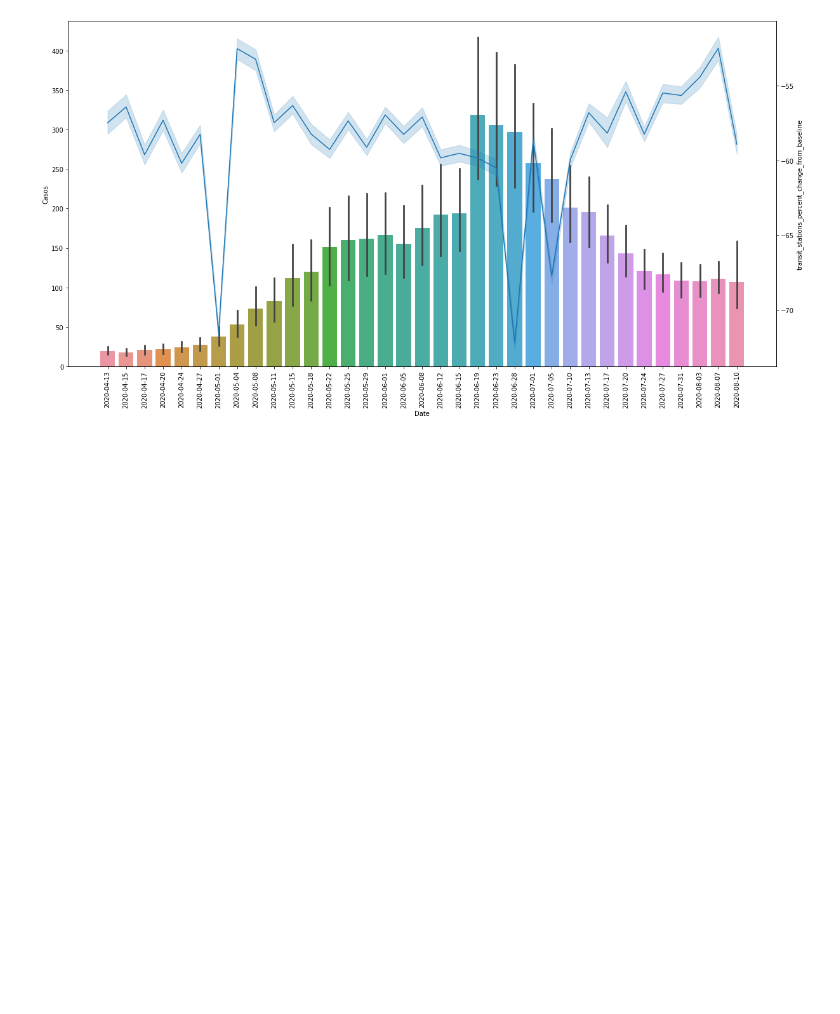
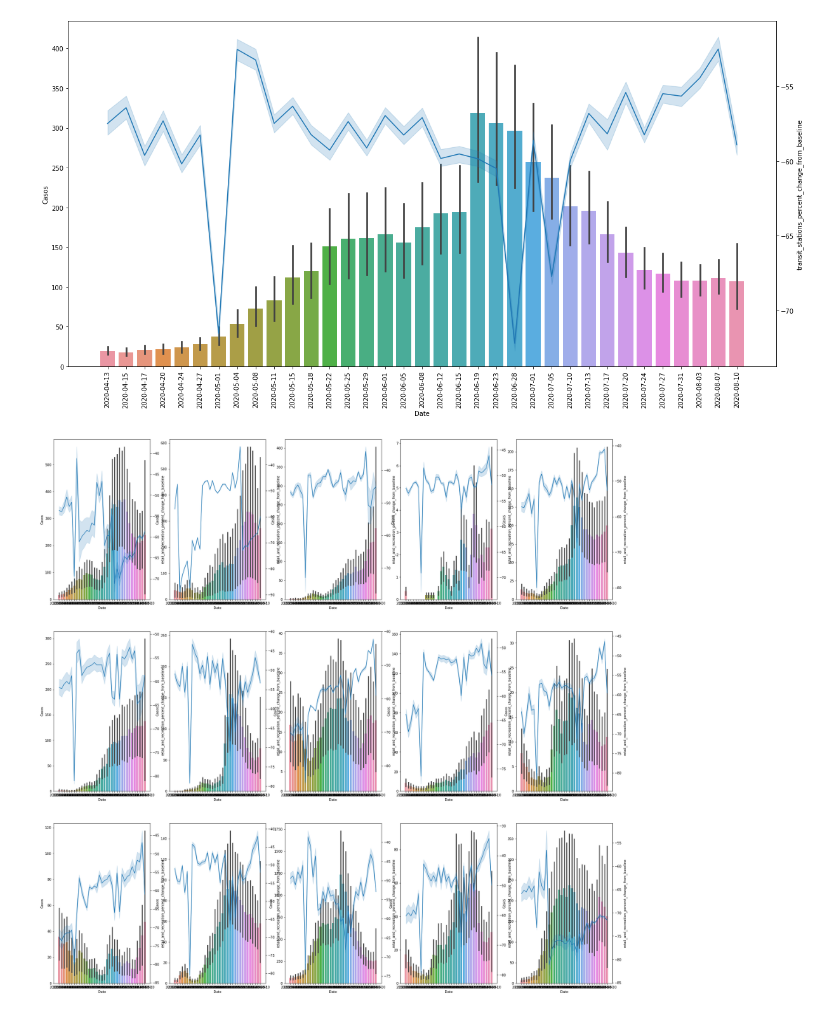
Before and after one commit to c3rssei/covid19care, a Jupyter notebook: Previsualizacion_movilizacion.ipynb, the cells around one changed output. Cells and saved outputs as stored; diff of their text form; code cells hidden in the pictures; blank space fills up the shorter version.

```diff
--- a/Previsualizacion_movilizacion.ipynb
+++ b/Previsualizacion_movilizacion.ipynb
@@ -550,6 +581,86 @@ ax2=sns.lineplot(x="Date",y="transit_stations_percent_change_from_baseline",data
 plt.show()
 # %% [output]
 [figure]
+# %%
+
+fig,ax=plt.subplots(figsize=(30, 30))
+plt.subplot(3,5,1)
+region= test1[test1.Region=="Antofagasta"]
+ax=sns.barplot(x="Date",y="Casos",data=region)
+ax1=ax.twinx()
+ax1=sns.lineplot(x="Date",y="retail_and_recreation_percent_change_from_baseline",data=region)
+plt.subplot(3,5,2)
+region= test1[test1.Region=="Arica y Parinacota"]
+ax=sns.barplot(x="Date",y="Casos",data=region)
+ax1=ax.twinx()
+ax1=sns.lineplot(x="Date",y="retail_and_recreation_percent_change_from_baseline",data=region)
+plt.subplot(3,5,3)
+region= test1[test1.Region=="Atacama"]
+ax=sns.barplot(x="Date",y="Casos",data=region)
+ax1=ax.twinx()
+ax1=sns.lineplot(x="Date",y="retail_and_recreation_percent_change_from_baseline",data=region)
+plt.subplot(3,5,4)
+region= test1[test1.Region=="Aysen"]
+ax=sns.barplot(x="Date",y="Casos",data=region)
+ax1=ax.twinx()
+ax1=sns.lineplot(x="Date",y="retail_and_recreation_percent_change_from_baseline",data=region)
+plt.subplot(3,5,5)
+region= test1[test1.Region=="Biobio"]
+ax=sns.barplot(x="Date",y="Casos",data=region)
+ax1=ax.twinx()
+ax1=sns.lineplot(x="Date",y="retail_and_recreation_percent_change_from_baseline",data=region)
+plt.subplot(3,5,6)
+region= test1[test1.Region=="Coquimbo"]
+ax=sns.barplot(x="Date",y="Casos",data=region)
+ax1=ax.twinx()
+ax1=sns.lineplot(x="Date",y="retail_and_recreation_percent_change_from_baseline",data=region)
+plt.subplot(3,5,7)
+region= test1[test1.Region=="Del Libertador General Bernardo O’Higgins"]
+ax=sns.barplot(x="Date",y="Casos",data=region)
+ax1=ax.twinx()
+ax1=sns.lineplot(x="Date",y="retail_and_recreation_percent_change_from_baseline",data=region)
+plt.subplot(3,5,8)
+region= test1[test1.Region=="La Araucania"]
+ax=sns.barplot(x="Date",y="Casos",data=region)
+ax1=ax.twinx()
+ax1=sns.lineplot(x="Date",y="retail_and_recreation_percent_change_from_baseline",data=region)
+plt.subplot(3,5,9)
+region= test1[test1.Region=="Los Lagos"]
+ax=sns.barplot(x="Date",y="Casos",data=region)
+ax1=ax.twinx()
+ax1=sns.lineplot(x="Date",y="retail_and_recreation_percent_change_from_baseline",data=region)
+plt.subplot(3,5,10)
+region= test1[test1.Region=="Los Rios"]
+ax=sns.barplot(x="Date",y="Casos",data=region)
+ax1=ax.twinx()
+ax1=sns.lineplot(x="Date",y="retail_and_recreation_percent_change_from_baseline",data=region)
+plt.subplot(3,5,11)
+region= test1[test1.Region=="Magallanes y la Antartica"]
+ax=sns.barplot(x="Date",y="Casos",data=region)
+ax1=ax.twinx()
+ax1=sns.lineplot(x="Date",y="retail_and_recreation_percent_change_from_baseline",data=region)
+plt.subplot(3,5,12)
+region= test1[test1.Region=="Maule"]
+ax=sns.barplot(x="Date",y="Casos",data=region)
+ax1=ax.twinx()
+ax1=sns.lineplot(x="Date",y="retail_and_recreation_percent_change_from_baseline",data=region)
+plt.subplot(3,5,13)
+region= test1[test1.Region=="Metropolitana"]
+ax=sns.barplot(x="Date",y="Casos",data=region)
+ax1=ax.twinx()
+ax1=sns.lineplot(x="Date",y="retail_and_recreation_percent_change_from_baseline",data=region)
+plt.subplot(3,5,14)
+region= test1[test1.Region=="Nuble"]
+ax=sns.barplot(x="Date",y="Casos",data=region)
+ax1=ax.twinx()
+ax1=sns.lineplot(x="Date",y="retail_and_recreation_percent_change_from_baseline",data=region)
+plt.subplot(3,5,15)
+region= test1[test1.Region=="Tarapaca"]
+ax=sns.barplot(x="Date",y="Casos",data=region)
+ax1=ax.twinx()
+ax1=sns.lineplot(x="Date",y="retail_and_recreation_percent_change_from_baseline",data=region)
+# %% [output]
+[figure, added]
 # %%
 corr=test1.corr()
 plt.figure(figsize=(8,6))
```
Also changed, not shown: parts of 20 cells of this notebook.
